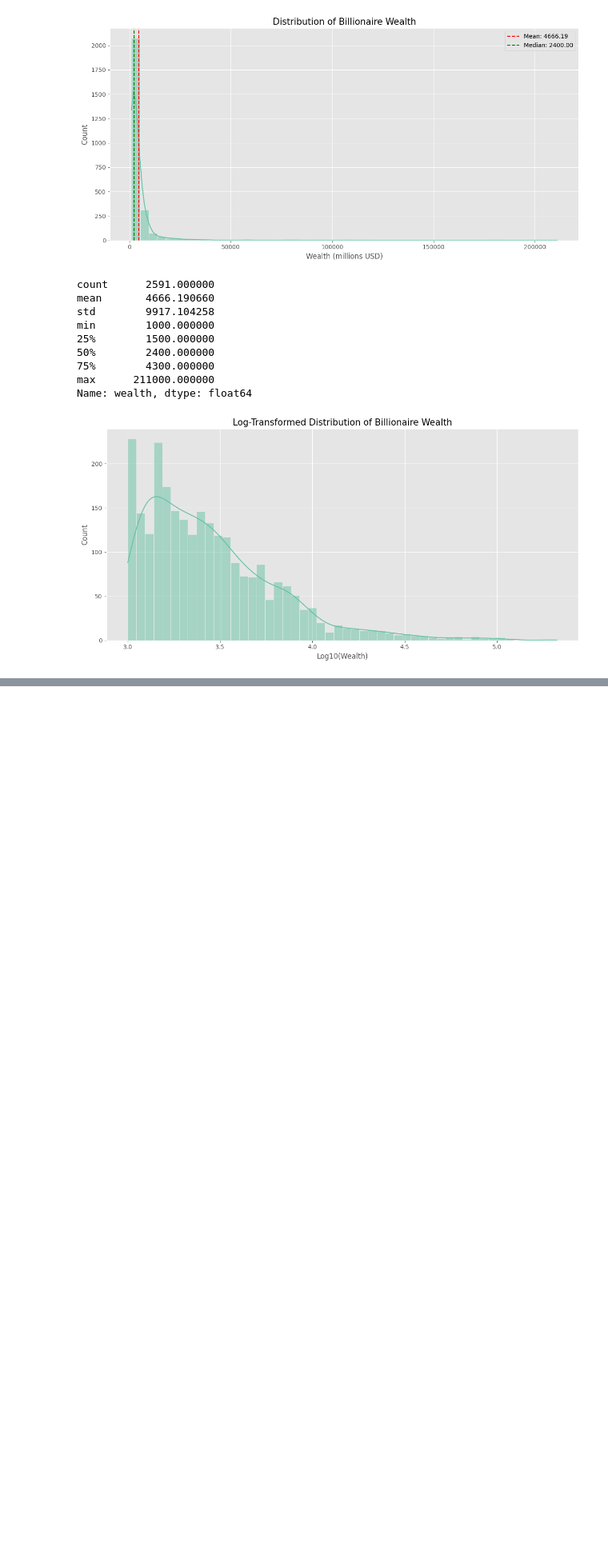
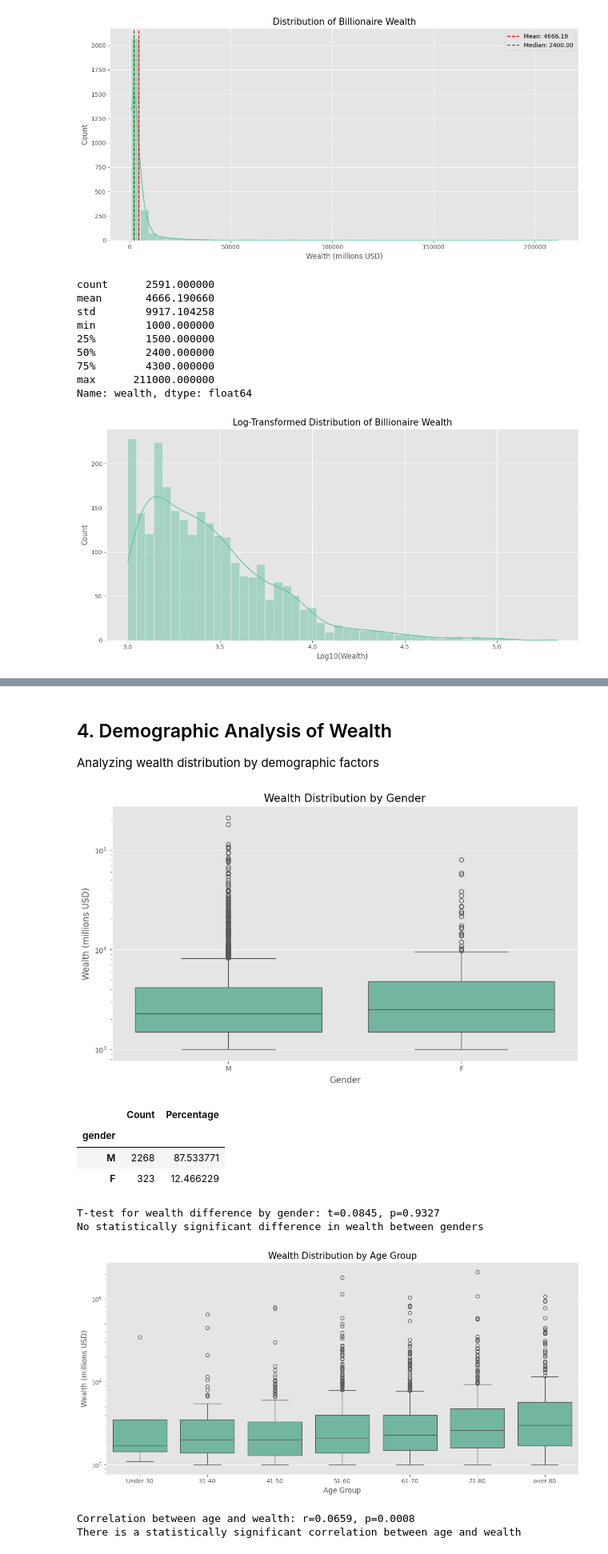
Before and after one commit to namdavid2904/billionaires-wealth-analysis, a Jupyter notebook: notebooks/02_wealth_analysis.ipynb, the cells around one changed output, grey strips where cells are left out. Shown: that part at 80% size. Saved outputs shown, nothing was run; the diff lists cells and outputs as text; code cells hidden in the pictures; blank space fills up the shorter version.

```diff
--- a/notebooks/02_wealth_analysis.ipynb
+++ b/notebooks/02_wealth_analysis.ipynb
@@ -85,0 +138,61 @@ Name: wealth, dtype: float64
+# %% [markdown]
+## 4. Demographic Analysis of Wealth
+Analyzing wealth distribution by demographic factors
+# %%
+# Wealth by gender
+plt.figure(figsize=(10, 6))
+sns.boxplot(x='gender', y='wealth', data=df)
+plt.title('Wealth Distribution by Gender', fontsize=15)
+plt.xlabel('Gender')
+plt.ylabel('Wealth (millions USD)')
+plt.yscale('log')
+plt.tight_layout()
+plt.show()
+
+# Count and percentage by gender
+gender_counts = df['gender'].value_counts()
+gender_pct = gender_counts / len(df) * 100
+gender_summary = pd.DataFrame({
+    'Count': gender_counts,
+    'Percentage': gender_pct
+})
+display(gender_summary)
+
+# Statistical test: wealth difference by gender
+male_wealth = df[df['gender'] == 'M']['wealth']
+female_wealth = df[df['gender'] == 'F']['wealth']
+t_stat, p_val = stats.ttest_ind(male_wealth, female_wealth, equal_var=False)
+print(f"T-test for wealth difference by gender: t={t_stat:.4f}, p={p_val:.4f}")
+if p_val < 0.05:
+    print("There is a statistically significant difference in wealth between genders")
+else:
+    print("No statistically significant difference in wealth between genders")
+
+# Wealth by age group
+plt.figure(figsize=(12, 6))
+sns.boxplot(x='age_group', y='wealth', data=df)
+plt.title('Wealth Distribution by Age Group', fontsize=15)
+plt.xlabel('Age Group')
+plt.ylabel('Wealth (millions USD)')
+plt.yscale('log')
+plt.tight_layout()
+plt.show()
+
+# Statistical test: wealth correlation with age
+corr, p_val = stats.pearsonr(df['age'].dropna(), df['wealth'].dropna())
+print(f"Correlation between age and wealth: r={corr:.4f}, p={p_val:.4f}")
+if p_val < 0.05:
+    print("There is a statistically significant correlation between age and wealth")
+else:
+    print("No statistically significant correlation between age and wealth")
+# %% [output]
+[figure, added]
+|  | Count | Percentage |
+| gender |  |  |
+| M | 2268 | 87.533771 |
+| F | 323 | 12.466229 |
+T-test for wealth difference by gender: t=0.0845, p=0.9327
+No statistically significant difference in wealth between genders
+[figure, added]
+Correlation between age and wealth: r=0.0659, p=0.0008
+There is a statistically significant correlation between age and wealth
```
Also changed, not shown: parts of 2 cells of this notebook.
